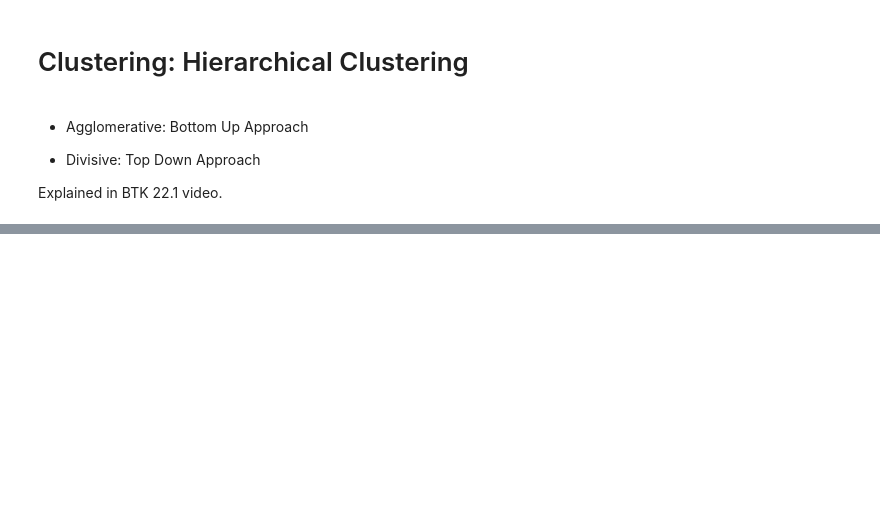
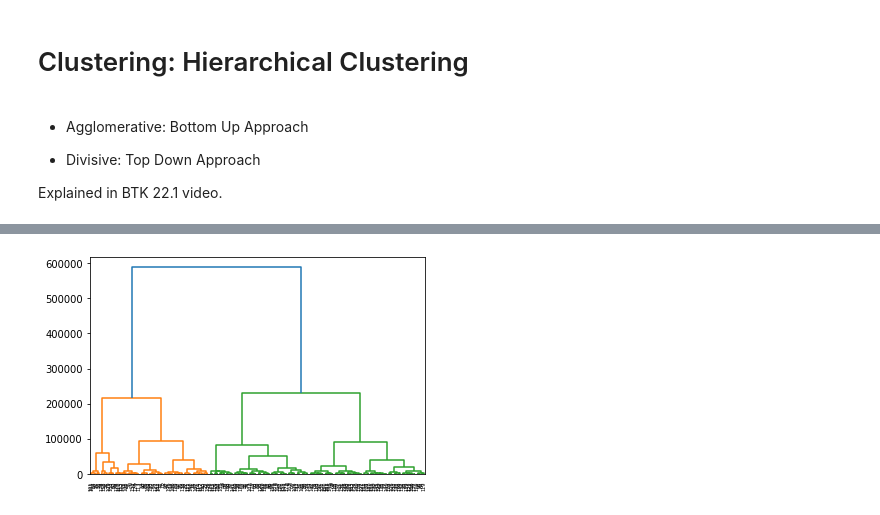
Before and after one commit to grkmkcgl/BTK-Intro-To-Machine-Learning, a Jupyter notebook: ML_BTK_5.ipynb, the cells around one changed output, grey strips where cells are left out. Drawn from its saved outputs; the diff is of its cells as text; code cells hidden in the pictures; blank space fills up the shorter version.

```diff
--- a/ML_BTK_5.ipynb
+++ b/ML_BTK_5.ipynb
@@ -106,0 +134,9 @@ As we go higher in Y axis number clusters are created.
+# %%
+# Use scipy library instead of sklearn
+import scipy.cluster.hierarchy as sch
+# draw dendrogram of 200 data,
+dendrogram = sch.dendrogram(sch.linkage(X, method='ward'))
+plt.show()
+# from dendogram we can see that (from longest lines) 2 cluster is best choice.
+# %% [output]
+[figure, added]
```
Also changed, not shown: parts of 3 cells of this notebook.
